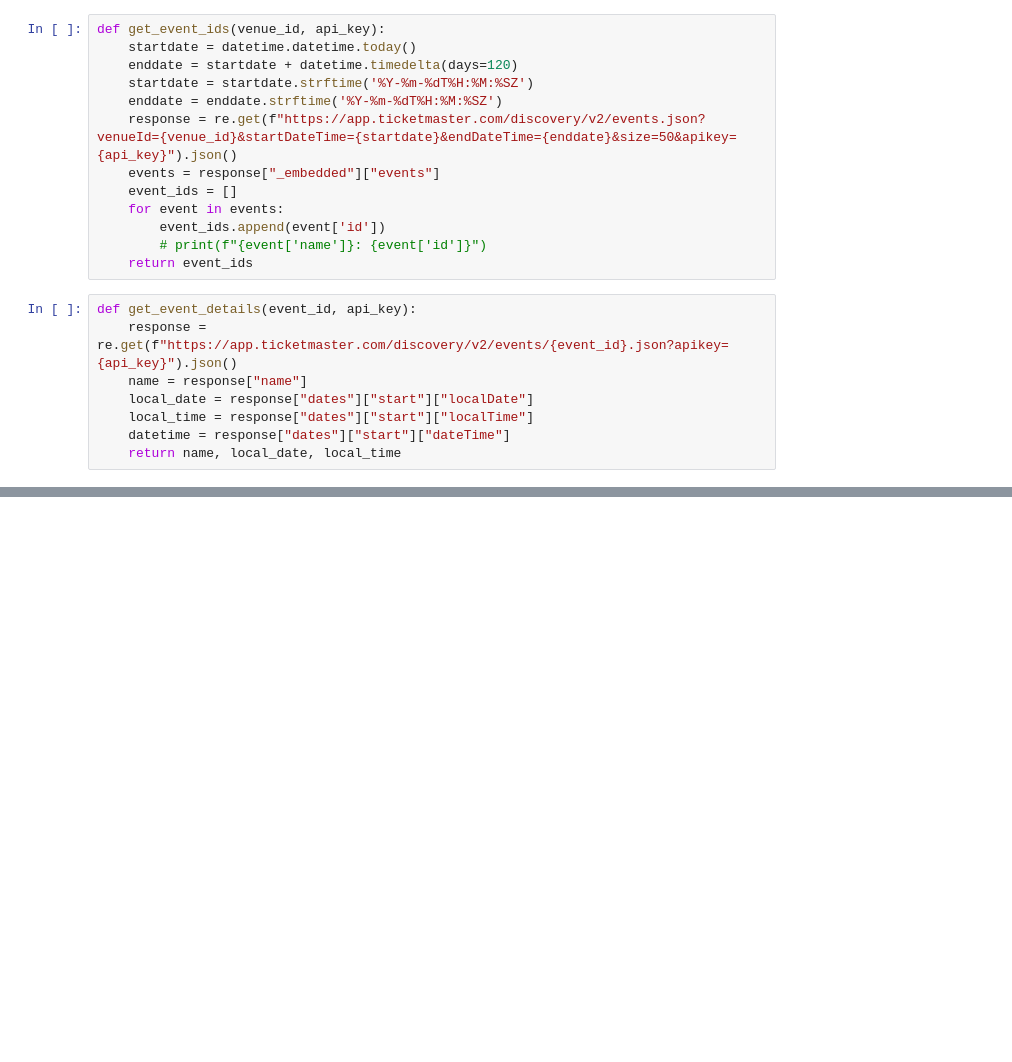
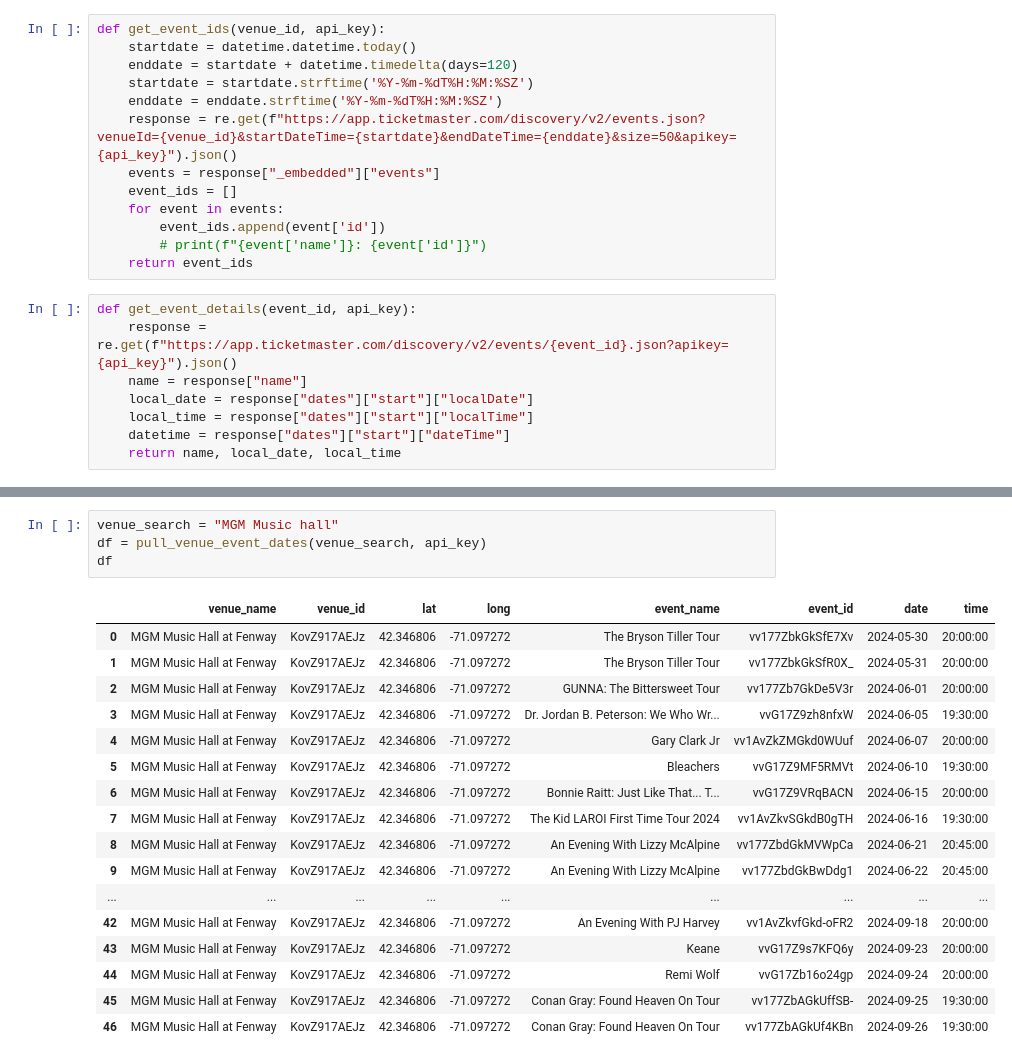
Before and after one commit to sean-r-duffy/tracking-the-t, a Jupyter notebook: ticketmaster_api.ipynb, the cells around one changed output, grey strips where cells are left out. Saved outputs shown, nothing was run; the diff lists cells and outputs as text; blank space fills up the shorter version.

```diff
--- a/ticketmaster_api.ipynb
+++ b/ticketmaster_api.ipynb
@@ -68,0 +116,22 @@ df
+# %%
+venue_search = "MGM Music hall"
+df = pull_venue_event_dates(venue_search, api_key)
+df
+# %% [output]
+|  | venue_name | venue_id | lat | long | event_name | event_id | date | time |
+| 0 | MGM Music Hall at Fenway | KovZ917AEJz | 42.346806 | -71.097272 | The Bryson Tiller Tour | vv177ZbkGkSfE7Xv | 2024-05-30 | 20:00:00 |
+| 1 | MGM Music Hall at Fenway | KovZ917AEJz | 42.346806 | -71.097272 | The Bryson Tiller Tour | vv177ZbkGkSfR0X_ | 2024-05-31 | 20:00:00 |
+| 2 | MGM Music Hall at Fenway | KovZ917AEJz | 42.346806 | -71.097272 | GUNNA: The Bittersweet Tour | vv177Zb7GkDe5V3r | 2024-06-01 | 20:00:00 |
+| 3 | MGM Music Hall at Fenway | KovZ917AEJz | 42.346806 | -71.097272 | Dr. Jordan B. Peterson: We Who Wr... | vvG17Z9zh8nfxW | 2024-06-05 | 19:30:00 |
+| 4 | MGM Music Hall at Fenway | KovZ917AEJz | 42.346806 | -71.097272 | Gary Clark Jr | vv1AvZkZMGkd0WUuf | 2024-06-07 | 20:00:00 |
+| 5 | MGM Music Hall at Fenway | KovZ917AEJz | 42.346806 | -71.097272 | Bleachers | vvG17Z9MF5RMVt | 2024-06-10 | 19:30:00 |
+| 6 | MGM Music Hall at Fenway | KovZ917AEJz | 42.346806 | -71.097272 | Bonnie Raitt: Just Like That... T... | vvG17Z9VRqBACN | 2024-06-15 | 20:00:00 |
+| 7 | MGM Music Hall at Fenway | KovZ917AEJz | 42.346806 | -71.097272 | The Kid LAROI First Time Tour 2024 | vv1AvZkvSGkdB0gTH | 2024-06-16 | 19:30:00 |
+| 8 | MGM Music Hall at Fenway | KovZ917AEJz | 42.346806 | -71.097272 | An Evening With Lizzy McAlpine | vv177ZbdGkMVWpCa | 2024-06-21 | 20:45:00 |
+| 9 | MGM Music Hall at Fenway | KovZ917AEJz | 42.346806 | -71.097272 | An Evening With Lizzy McAlpine | vv177ZbdGkBwDdg1 | 2024-06-22 | 20:45:00 |
+| ... | ... | ... | ... | ... | ... | ... | ... | ... |
+| 42 | MGM Music Hall at Fenway | KovZ917AEJz | 42.346806 | -71.097272 | An Evening With PJ Harvey | vv1AvZkvfGkd-oFR2 | 2024-09-18 | 20:00:00 |
+| 43 | MGM Music Hall at Fenway | KovZ917AEJz | 42.346806 | -71.097272 | Keane | vvG17Z9s7KFQ6y | 2024-09-23 | 20:00:00 |
+| 44 | MGM Music Hall at Fenway | KovZ917AEJz | 42.346806 | -71.097272 | Remi Wolf | vvG17Zb16o24gp | 2024-09-24 | 20:00:00 |
+| 45 | MGM Music Hall at Fenway | KovZ917AEJz | 42.346806 | -71.097272 | Conan Gray: Found Heaven On Tour | vv177ZbAGkUffSB- | 2024-09-25 | 19:30:00 |
+| 46 | MGM Music Hall at Fenway | KovZ917AEJz | 42.346806 | -71.097272 | Conan Gray: Found Heaven On Tour | vv177ZbAGkUf4KBn | 2024-09-26 | 19:30:00 |
```
Also changed, not shown: parts of 6 cells of this notebook.
